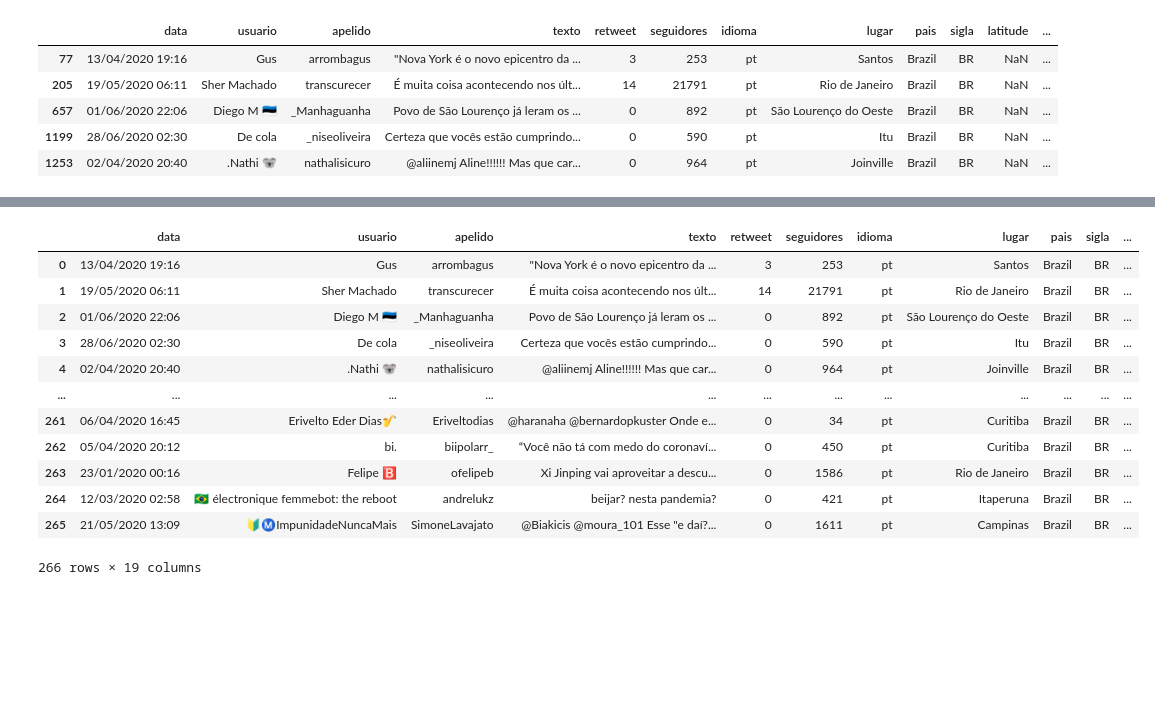
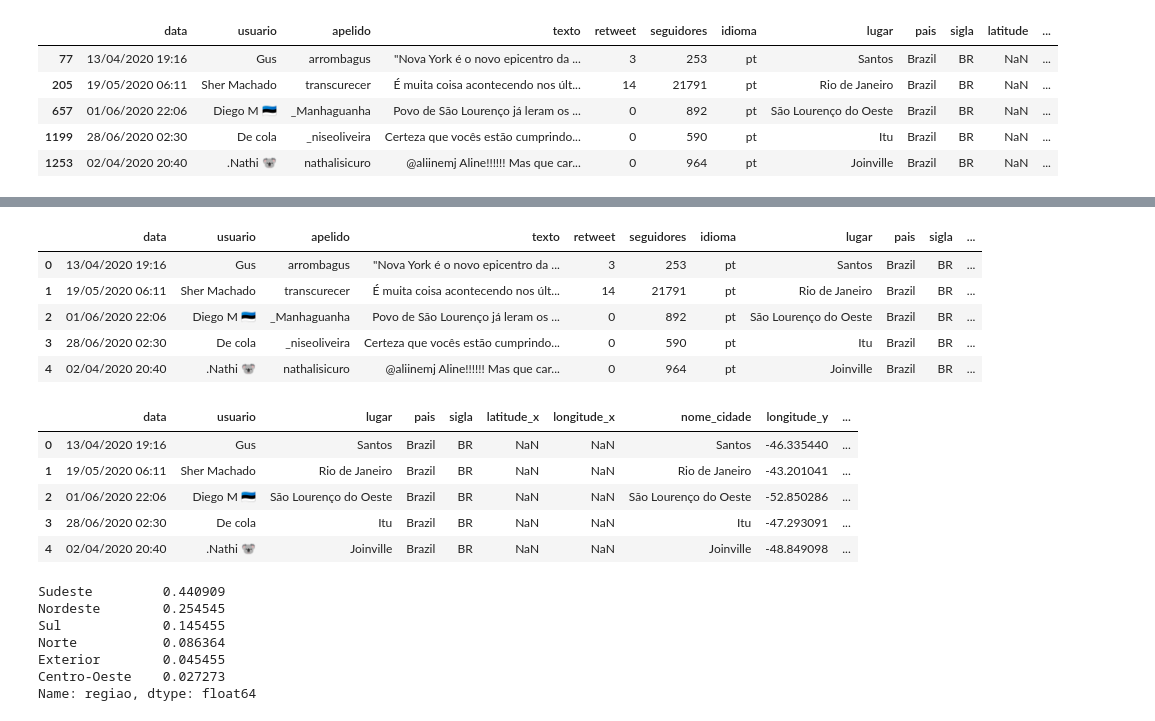
Before and after one commit to adielws/covid19-questions, a Jupyter notebook: covid19_questions.ipynb, the cells around one changed output, grey strips where cells are left out. Cells and saved outputs as stored; diff of their text form; code cells hidden in the pictures; blank space fills up the shorter version.

```diff
--- a/covid19_questions.ipynb
+++ b/covid19_questions.ipynb
@@ -467,17 +478,30 @@ cidades.head(5)
 # %%
-saidas = pd.merge(lugares, cidades, how='left', left_on='lugar', right_on='nome_cidade')
-saidas
+localizacao = pd.merge(lugares, cidades, how='left', left_on='lugar', right_on='nome_cidade')
+localizacao.head()
 # %% [output]
 |  | data | usuario | apelido | texto | retweet | seguidores | idioma | lugar | pais | sigla | ... |
 | 0 | 13/04/2020 19:16 | Gus | arrombagus | "Nova York é o novo epicentro da ... | 3 | 253 | pt | Santos | Brazil | BR | ... |
 | 1 | 19/05/2020 06:11 | Sher Machado | transcurecer | É muita coisa acontecendo nos últ... | 14 | 21791 | pt | Rio de Janeiro | Brazil | BR | ... |
 | 2 | 01/06/2020 22:06 | Diego M 🇪🇪 | _Manhaguanha | Povo de São Lourenço já leram os ... | 0 | 892 | pt | São Lourenço do Oeste | Brazil | BR | ... |
 | 3 | 28/06/2020 02:30 | De cola | _niseoliveira | Certeza que vocês estão cumprindo... | 0 | 590 | pt | Itu | Brazil | BR | ... |
 | 4 | 02/04/2020 20:40 | .Nathi 🐨 | nathalisicuro | @aliinemj Aline!!!!!! Mas que car... | 0 | 964 | pt | Joinville | Brazil | BR | ... |
-| ... | ... | ... | ... | ... | ... | ... | ... | ... | ... | ... | ... |
-| 261 | 06/04/2020 16:45 | Erivelto Eder Dias🎷 | Eriveltodias | @haranaha @bernardopkuster Onde e... | 0 | 34 | pt | Curitiba | Brazil | BR | ... |
-| 262 | 05/04/2020 20:12 | bi. | biipolarr_ | “Você não tá com medo do coronaví... | 0 | 450 | pt | Curitiba | Brazil | BR | ... |
-| 263 | 23/01/2020 00:16 | Felipe 🅱️ | ofelipeb | Xi Jinping vai aproveitar a descu... | 0 | 1586 | pt | Rio de Janeiro | Brazil | BR | ... |
-| 264 | 12/03/2020 02:58 | 🇧🇷 électronique femmebot: the reboot | andrelukz | beijar? nesta pandemia? | 0 | 421 | pt | Itaperuna | Brazil | BR | ... |
-| 265 | 21/05/2020 13:09 | 🔰Ⓜ️ImpunidadeNuncaMais | SimoneLavajato | @Biakicis @moura_101 Esse "e daí?... | 0 | 1611 | pt | Campinas | Brazil | BR | ... |
-266 rows × 19 columns
+# %%
+localizacao = localizacao.drop(['apelido', 'texto','retweet','seguidores','idioma','hashtags','interrogativa'],axis=1)
+localizacao.head()
+# %% [output]
+|  | data | usuario | lugar | pais | sigla | latitude_x | longitude_x | nome_cidade | longitude_y | ... |
+| 0 | 13/04/2020 19:16 | Gus | Santos | Brazil | BR | NaN | NaN | Santos | -46.335440 | ... |
+| 1 | 19/05/2020 06:11 | Sher Machado | Rio de Janeiro | Brazil | BR | NaN | NaN | Rio de Janeiro | -43.201041 | ... |
+| 2 | 01/06/2020 22:06 | Diego M 🇪🇪 | São Lourenço do Oeste | Brazil | BR | NaN | NaN | São Lourenço do Oeste | -52.850286 | ... |
+| 3 | 28/06/2020 02:30 | De cola | Itu | Brazil | BR | NaN | NaN | Itu | -47.293091 | ... |
+| 4 | 02/04/2020 20:40 | .Nathi 🐨 | Joinville | Brazil | BR | NaN | NaN | Joinville | -48.849098 | ... |
+# %%
+localizacao.regiao.value_counts('regiao')
+# %% [output]
+Sudeste         0.440909
+Nordeste        0.254545
+Sul             0.145455
+Norte           0.086364
+Exterior        0.045455
+Centro-Oeste    0.027273
+Name: regiao, dtype: float64
```
Also changed, not shown: parts of 24 cells of this notebook.
